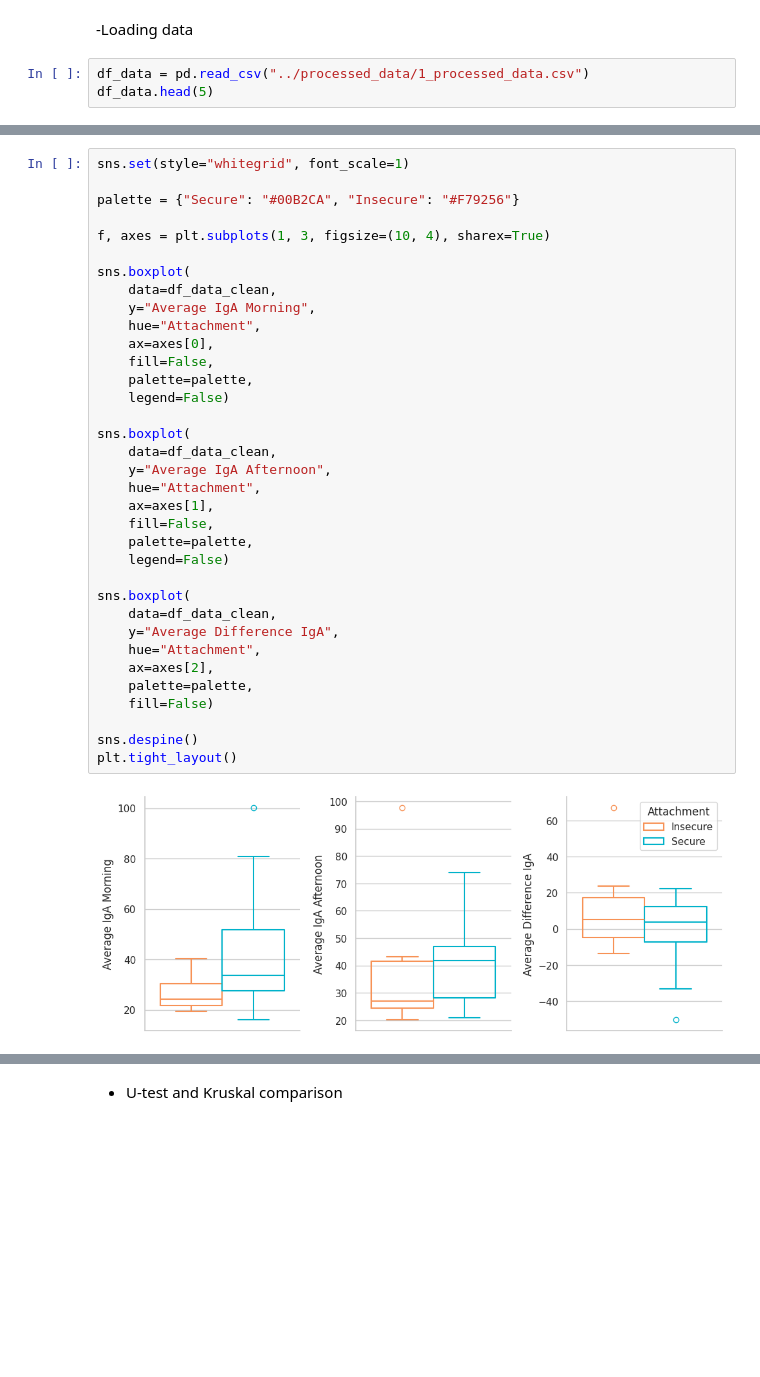
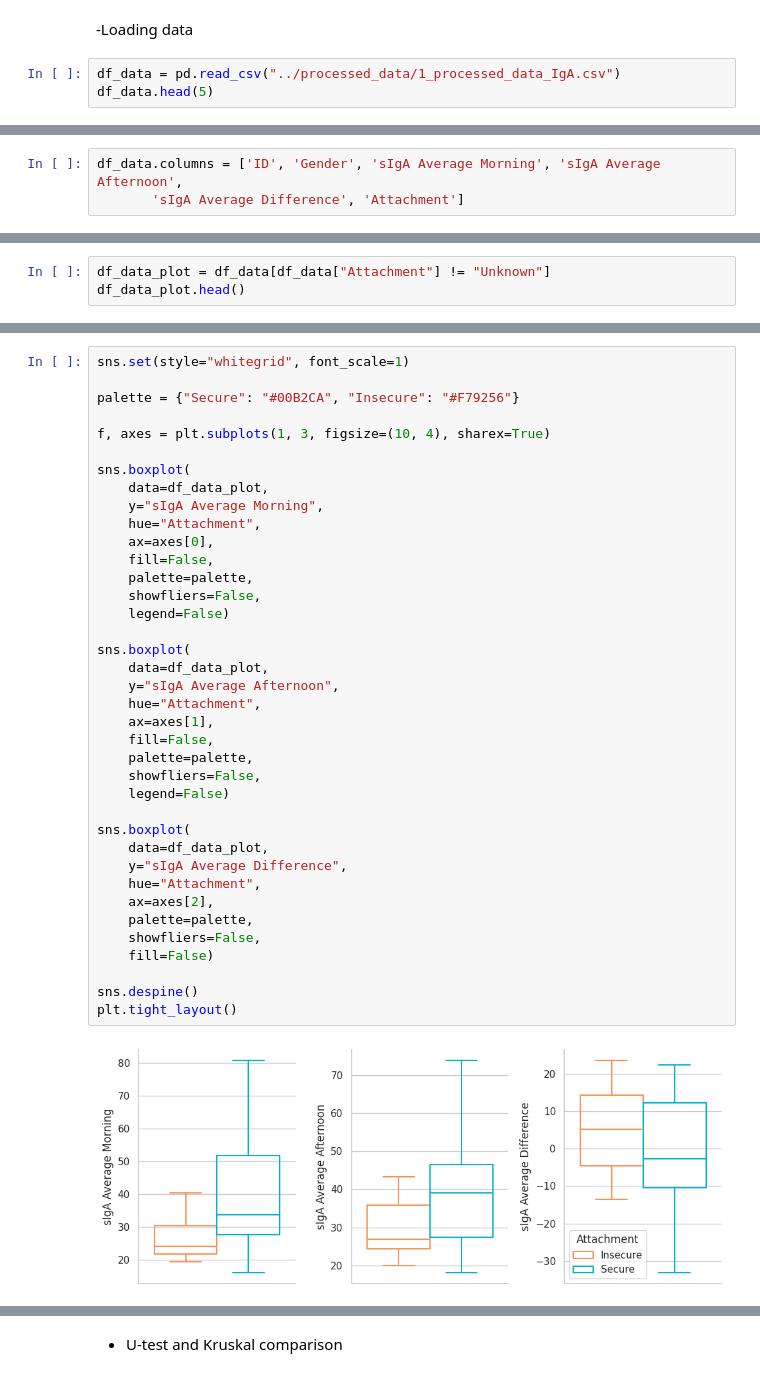
Before and after one commit to dMedinaO/IgA_attachment_analysis, a Jupyter notebook: scripts/3_descriptive_analysis_IGA.ipynb, the cells around one changed output, grey strips where cells are left out. Saved outputs shown, nothing was run; the diff lists cells and outputs as text; blank space fills up the shorter version.

```diff
--- a/scripts/3_descriptive_analysis_IGA.ipynb
+++ b/scripts/3_descriptive_analysis_IGA.ipynb
@@ -87,6 +87,6 @@ def cliffs_delta(x: pd.Series, y: pd.Series) -> Tuple[float, str]:
 # %% [markdown]
 -Loading data
 # %%
-df_data = pd.read_csv("../processed_data/1_processed_data.csv")
+df_data = pd.read_csv("../processed_data/1_processed_data_IgA.csv")
 df_data.head(5)
 # %% [output]
@@ -103,3 +105,6 @@ df_data.shape
+# %%
+df_data.columns = ['ID', 'Gender', 'sIgA Average Morning', 'sIgA Average Afternoon',
+       'sIgA Average Difference', 'Attachment']
 # %%
 df_data["Attachment"].value_counts()
 # %% [output]
@@ -127,0 +118,3 @@ df_data_clean.head(5)
+# %%
+df_data_plot = df_data[df_data["Attachment"] != "Unknown"]
+df_data_plot.head()
@@ -128,37 +130,40 @@ df_data_clean.head(5)
 # %%
 sns.set(style="whitegrid", font_scale=1)
 
 palette = {"Secure": "#00B2CA", "Insecure": "#F79256"}
 
 f, axes = plt.subplots(1, 3, figsize=(10, 4), sharex=True)
 
 sns.boxplot(
-    data=df_data_clean,
-    y="Average IgA Morning",
+    data=df_data_plot,
+    y="sIgA Average Morning",
     hue="Attachment",
     ax=axes[0],
     fill=False,
     palette=palette,
+    showfliers=False,
     legend=False)
 
 sns.boxplot(
-    data=df_data_clean,
-    y="Average IgA Afternoon",
+    data=df_data_plot,
+    y="sIgA Average Afternoon",
     hue="Attachment",
     ax=axes[1],
     fill=False,
     palette=palette,
+    showfliers=False,
     legend=False)
 
 sns.boxplot(
-    data=df_data_clean,
-    y="Average Difference IgA",
+    data=df_data_plot,
+    y="sIgA Average Difference",
     hue="Attachment",
     ax=axes[2],
     palette=palette,
+    showfliers=False,
     fill=False)
 
 sns.despine()
 plt.tight_layout()
 # %% [output]
-[figure, old version]
+[figure, new version]
```
Also changed, not shown: parts of 63 cells of this notebook, 2 other files.
